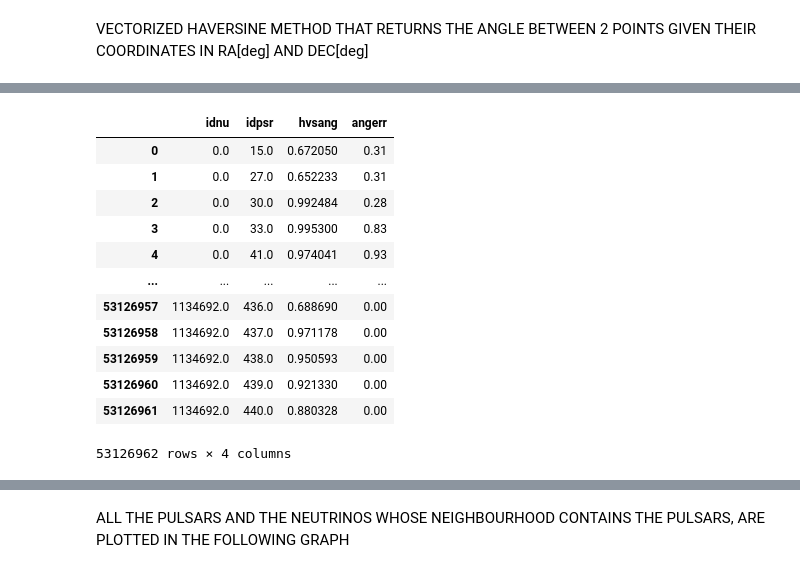
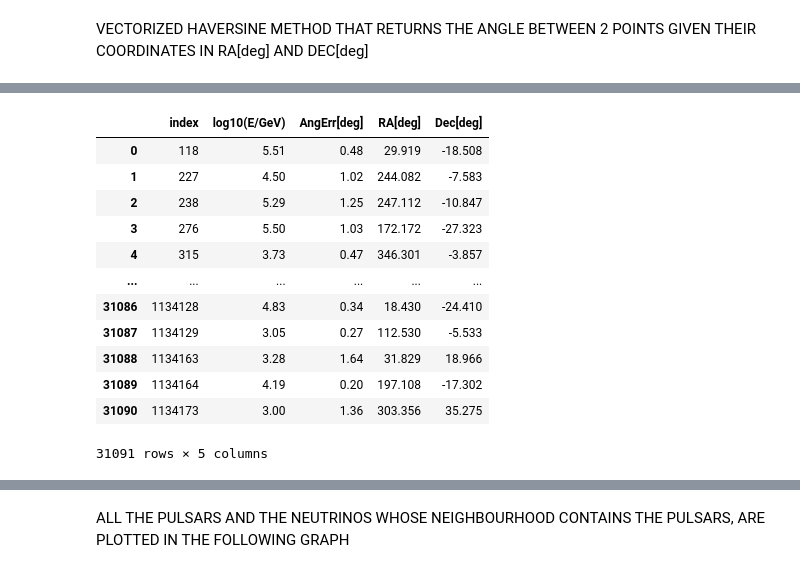
Before and after one commit to DarkWake9/Project-IceCube-Legacy, a Jupyter notebook: task2/2c2.ipynb, the cells around one changed output, grey strips where cells are left out. Saved outputs shown, nothing was run; the diff lists cells and outputs as text; code cells hidden in the pictures.

```diff
--- a/task2/2c2.ipynb
+++ b/task2/2c2.ipynb
@@ -128,6 +119,7 @@ def hvocos(lon1, lat1, lon2, lat2):
     #Implementing Haversine Formula:
     dlon = np.subtract(lon2, lon1)
     #dlat = np.subtract(lat2, lat1)
-    a = np.add(np.multiply(np.sin(lat1), np.sin(lat2)), np.multiply(np.multiply(np.cos(lat1), np.cos(lat2)), np.cos(dlon)))
+    #a = np.add(np.multiply(np.sin(lat1), np.sin(lat2)), np.multiply(np.multiply(np.cos(lat1), np.cos(lat2)), np.cos(dlon)))
+    a = np.abs(np.subtract(np.add(np.multiply(np.sin(lat1), np.sin(lat2)), np.multiply(np.multiply(np.cos(lat1), np.cos(lat2)), np.cos(dlon))), cos5 * np.ones(len(lat1))))
 
     return a
@@ -139,9 +131,10 @@ THEN THE INDEX OF THAT PARTICULAR PULSAR AND NEUTRINO PAIR, ARE STORED IN THE LI
 lg = int(len(icra)/len(msra))
 p = len(msra)
 background = []
+bgcount = 0
 lo = []
 la = []
-cos5 = np.cos(np.radians(5))
+cos5 = np.cos(np.deg2rad(5))
 for k in range(lg):
     ilo = icra[k * p  :p * k + p]
     ila = icdec[k * p  :p * k + p]
@@ -155,11 +148,8 @@ for k in range(lg):
                 lo = []
                 la = []
                 for l in range(p):
-                    angerr = icangerr[k*p + l]
-                    if abs(hvscos[l] - cos5) < 0.5 * (1- angerr):
-                        background.append([int(k*p+j),int(l), hvscos[l], angerr])
+                    if hvscos[l] < canger[l]:
+                        #bgcount+=1
+                        background.append([int(k*p+j),int(l)])
                     #else:
                       #  signal.append([k,j,l, hvscos[l], icangerr[k*p + l]])
-# %%
-np.savetxt("background.txt", background)
-background = []
@@ -172,16 +162,0 @@ dr.columns = c
-# %%
-dr
-# %% [output]
-|  | idnu | idpsr | hvsang | angerr |
-| 0 | 0.0 | 15.0 | 0.672050 | 0.31 |
-| 1 | 0.0 | 27.0 | 0.652233 | 0.31 |
-| 2 | 0.0 | 30.0 | 0.992484 | 0.28 |
-| 3 | 0.0 | 33.0 | 0.995300 | 0.83 |
-| 4 | 0.0 | 41.0 | 0.974041 | 0.93 |
-| ... | ... | ... | ... | ... |
-| 53126957 | 1134692.0 | 436.0 | 0.688690 | 0.00 |
-| 53126958 | 1134692.0 | 437.0 | 0.971178 | 0.00 |
-| 53126959 | 1134692.0 | 438.0 | 0.950593 | 0.00 |
-| 53126960 | 1134692.0 | 439.0 | 0.921330 | 0.00 |
-| 53126961 | 1134692.0 | 440.0 | 0.880328 | 0.00 |
-53126962 rows × 4 columns
@@ -190,4 +163,21 @@ p = len(msra)
 # %%
-a2 = pd.concat( [icdata.iloc[int(i)] for i in dr.idnu.values], axis = 1).T
-a2
+ic = pd.concat([icdata.iloc[i] for i in dr.idnu.values], axis=1).T
+ic = ic.drop(["MJD[days]", "Azimuth[deg]", "Zenith[deg]"], axis=1)
+ic = ic.sort_index()
+ic = ic.reset_index()
+ic
+# %% [output]
+|  | index | log10(E/GeV) | AngErr[deg] | RA[deg] | Dec[deg] |
+| 0 | 118 | 5.51 | 0.48 | 29.919 | -18.508 |
+| 1 | 227 | 4.50 | 1.02 | 244.082 | -7.583 |
+| 2 | 238 | 5.29 | 1.25 | 247.112 | -10.847 |
+| 3 | 276 | 5.50 | 1.03 | 172.172 | -27.323 |
+| 4 | 315 | 3.73 | 0.47 | 346.301 | -3.857 |
+| ... | ... | ... | ... | ... | ... |
+| 31086 | 1134128 | 4.83 | 0.34 | 18.430 | -24.410 |
+| 31087 | 1134129 | 3.05 | 0.27 | 112.530 | -5.533 |
+| 31088 | 1134163 | 3.28 | 1.64 | 31.829 | 18.966 |
+| 31089 | 1134164 | 4.19 | 0.20 | 197.108 | -17.302 |
+| 31090 | 1134173 | 3.00 | 1.36 | 303.356 | 35.275 |
+31091 rows × 5 columns
 # %%
```
Also changed, not shown: parts of 21 cells of this notebook, 2 other files.
